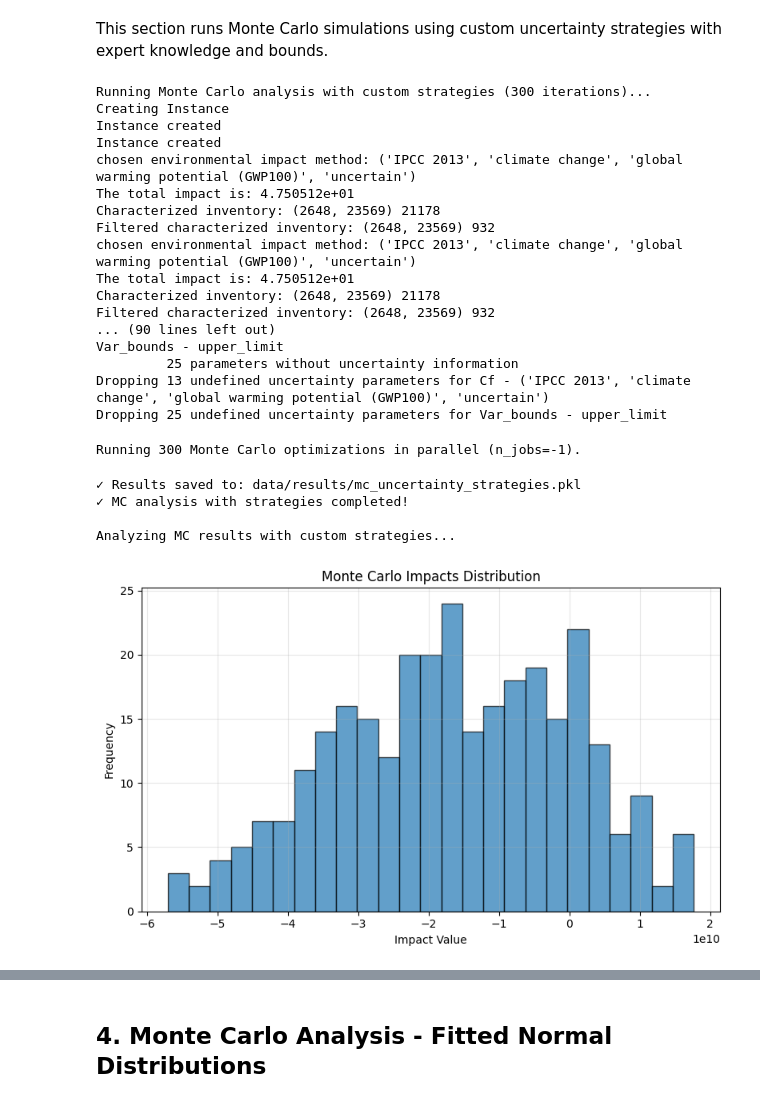
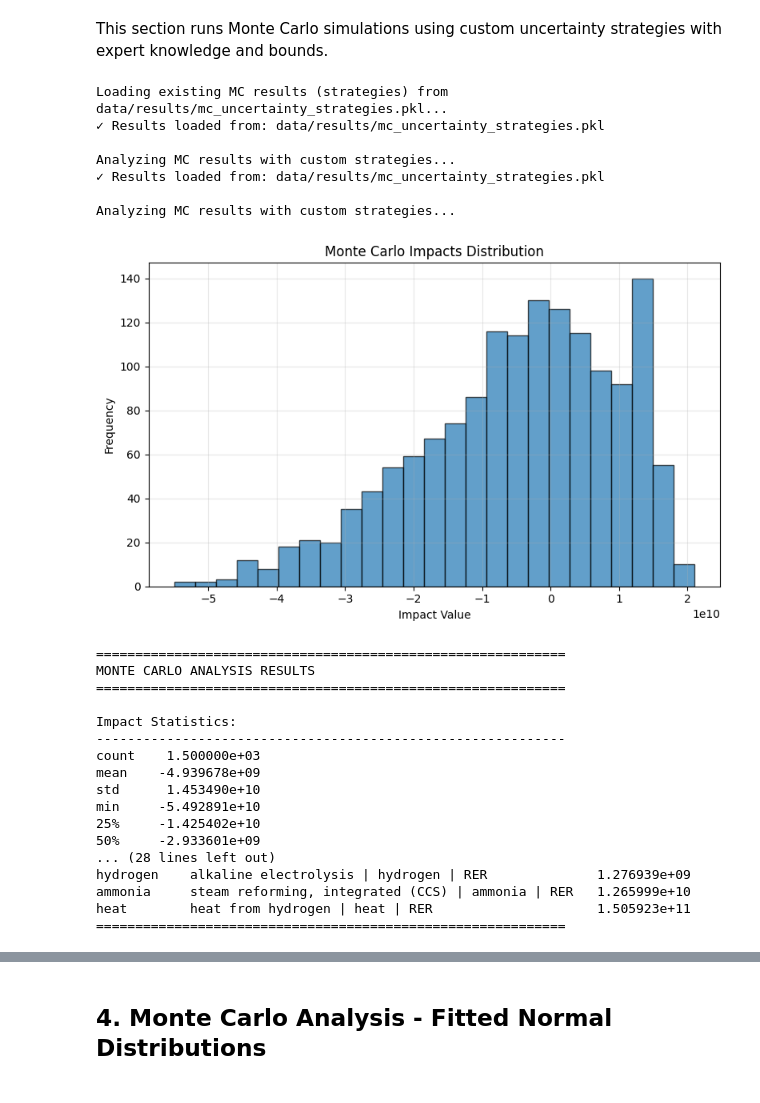
Before and after one commit to flechtenberg/pulpo, a Jupyter notebook: notebooks/uncertainty_showcase_consolidated.ipynb, the cells around one changed output, grey strips where cells are left out. Cells and saved outputs as stored; diff of their text form; code cells hidden in the pictures.

```diff
--- a/notebooks/uncertainty_showcase_consolidated.ipynb
+++ b/notebooks/uncertainty_showcase_consolidated.ipynb
@@ -600,66 +609,71 @@ else:
             uncertain_param_type='If',
             uncertain_param_subgroup='ammonia',
             prob_metadata={
-                (715, 23523): {'loc': -2.622585, 'scale': 0.8, 'uncertainty_type': 2}, # CO2 emissions from [CCS 200km pipeline 1000m deep]
-                (81, 23537): {'loc': -5.171644, 'scale': 0.1, 'uncertainty_type': 2}, # Carbon dioxide, in air | ('natural resource', 'in air')
-                (82, 23537): {'loc': -4.678482, 'scale': 0.1, 'uncertainty_type': 2}, # Carbon dioxide, non-fossil | ('air', 'urban air close to ground')
-                (716, 23537): {'loc': -2.718564, 'scale': 0.1, 'uncertainty_type': 2}, # Carbon dioxide, fossil | ('air', 'non-urban air or from high stacks')
-#                # From BHL [CCS 200km pipeline 1000m deep]: (715, 23523): {'minimum': 0.1, 'maximum': 0.8, 'uncertainty_type': 4}, ()
-#                # From BHL [grid electricity]: (81, 23537): {'loc': 0.002, 'minimum': 0.00057, 'maximum': 0.006, 'uncertainty_type': 5}, # Carbon dioxide, in air | ('natural resource', 'in air')
-#                # From BHL [grid electricity]: (82, 23537): {'loc': 0.003, 'minimum': 0.00093, 'maximum': 0.009, 'uncertainty_type': 5}, # Carbon dioxide, non-fossil | ('air', 'urban air close to ground')
-#                # From BHL [grid electricity]: (716, 23537): {'loc': 0.023, 'minimum': 0.00663, 'maximum': 0.069, 'uncertainty_type': 5}, # Carbon dioxide, fossil | ('air', 'non-urban air or from high stacks')
+            (715, 23523): {'minimum':.001 ,'maximum':.8, 'uncertainty_type':4}, # CCS 200km pipeline 1000m deep | CO2 stored | RER --- Carbon dioxide, non-fossil | ('air',)
+            (80, 23561): {'minimum':.0002 ,'maximum':.002, 'uncertainty_type':4}, # transport, supercritical carbon dioxide | transport, pipeline, supercritical carbon dioxide, 200 km without recompression | RER --- Carbon dioxide, fossil | ('air', 'urban air close to ground')
+            # For the electricity we assume a triangular distribution with mode = the 75% decarbonized electricity (excel sheet) mix, min = 10% of mode, max = the current mix
+            # (81, 23537): {'loc':.0057, 'minimum':.00057 ,'maximum':.023, 'uncertainty_type':5}, # grid electricity | electricity, high voltage | RER --- Carbon dioxide, in air | ('natural resource', 'in air')
+            # (82, 23537): {'loc':.0093, 'minimum':.00093 ,'maximum':.037, 'uncertainty_type':5}, # grid electricity | electricity, high voltage | RER --- Carbon dioxide, non-fossil | ('air', 'urban air close to ground')
+            # (716, 23537): {'loc':.0663, 'minimum':.00663 ,'maximum':.265, 'uncertainty_type':5}, # grid electricity | electricity, high voltage | RER --- Carbon dioxide, fossil | ('air', 'non-urban air or from high stacks')
+            # Playing around with electricity emissions, now assuming mode: ~90% decarbonized and min=Wind, and max=75% decarbonized
+            (81, 23537): {'loc':.002, 'minimum':.00057 ,'maximum':.006, 'uncertainty_type':5}, # grid electricity | electricity, high voltage | RER --- Carbon dioxide, in air | ('natural resource', 'in air')
+            (82, 23537): {'loc':.003, 'minimum':.00093 ,'maximum':.009, 'uncertainty_type':5}, # grid electricity | electricity, high voltage | RER --- Carbon dioxide, non-fossil | ('air', 'urban air close to ground')
+            (716, 23537): {'loc':.023, 'minimum':.00663 ,'maximum':.069, 'uncertainty_type':5}, # grid electricity | electricity, high voltage | RER --- Carbon dioxide, fossil | ('air', 'non-urban air or from high stacks')
+
             }
         )
     ]
 
     # Import and filter uncertainty data
     pulpo_worker.import_and_filter_uncertainty_data(
         cutoff=UNCERTAINTY_CUTOFF,
         scaling_vector_strategy='constructed_demand',
         plot_results=False,
         plot_n_top_processes=N_TOP_PROCESSES
     )
 
     # Apply uncertainty strategies
     pulpo_worker.apply_uncertainty_strategies(strategies=unc_strategies, drop_undefined=True)
 
     # Run Monte Carlo
     mc_strategies_results = pulpo_worker.run_mc_from_uncertainty(
         n_samples=N_MC_ITERATIONS,
         seed=RANDOM_SEED,
         solver_name=SOLVER_NAME,
         options=None
     )
 
     # Save results
     save_results(mc_strategies_results, MC_STRATEGIES_FILE)
 
     print("✓ MC analysis with strategies completed!")
 
 # Analyze and visualize results
 print("\nAnalyzing MC results with custom strategies...")
 analysis_strategies = analyze_MC_results(mc_strategies_results, show_plot=True)
 # %% [output]
-Running Monte Carlo analysis with custom strategies (300 iterations)...
-Creating Instance
-Instance created
-Instance created
-chosen environmental impact method: ('IPCC 2013', 'climate change', 'global warming potential (GWP100)', 'uncertain')
-The total impact is: 4.750512e+01
-Characterized inventory: (2648, 23569) 21178
-Filtered characterized inventory: (2648, 23569) 932
-chosen environmental impact method: ('IPCC 2013', 'climate change', 'global warming potential (GWP100)', 'uncertain')
-The total impact is: 4.750512e+01
-Characterized inventory: (2648, 23569) 21178
-Filtered characterized inventory: (2648, 23569) 932
-... (90 lines left out)
-Var_bounds - upper_limit
-         25 parameters without uncertainty information
-Dropping 13 undefined uncertainty parameters for Cf - ('IPCC 2013', 'climate change', 'global warming potential (GWP100)', 'uncertain')
-Dropping 25 undefined uncertainty parameters for Var_bounds - upper_limit
+Loading existing MC results (strategies) from data/results/mc_uncertainty_strategies.pkl...
+✓ Results loaded from: data/results/mc_uncertainty_strategies.pkl
+
+Analyzing MC results with custom strategies...
+✓ Results loaded from: data/results/mc_uncertainty_strategies.pkl
+
+Analyzing MC results with custom strategies...
+[figure, new version]
-Running 300 Monte Carlo optimizations in parallel (n_jobs=-1).
+============================================================
+MONTE CARLO ANALYSIS RESULTS
+============================================================
+
+Impact Statistics:
+------------------------------------------------------------
+count    1.500000e+03
+mean    -4.939678e+09
+std      1.453490e+10
+min     -5.492891e+10
+25%     -1.425402e+10
+50%     -2.933601e+09
+... (28 lines left out)
+hydrogen    alkaline electrolysis | hydrogen | RER              1.276939e+09
+ammonia     steam reforming, integrated (CCS) | ammonia | RER   1.265999e+10
+heat        heat from hydrogen | heat | RER                     1.505923e+11
+============================================================
-✓ Results saved to: data/results/mc_uncertainty_strategies.pkl
-✓ MC analysis with strategies completed!
-
-Analyzing MC results with custom strategies...
-[figure, old version]
```
Also changed, not shown: parts of 14 cells of this notebook.
